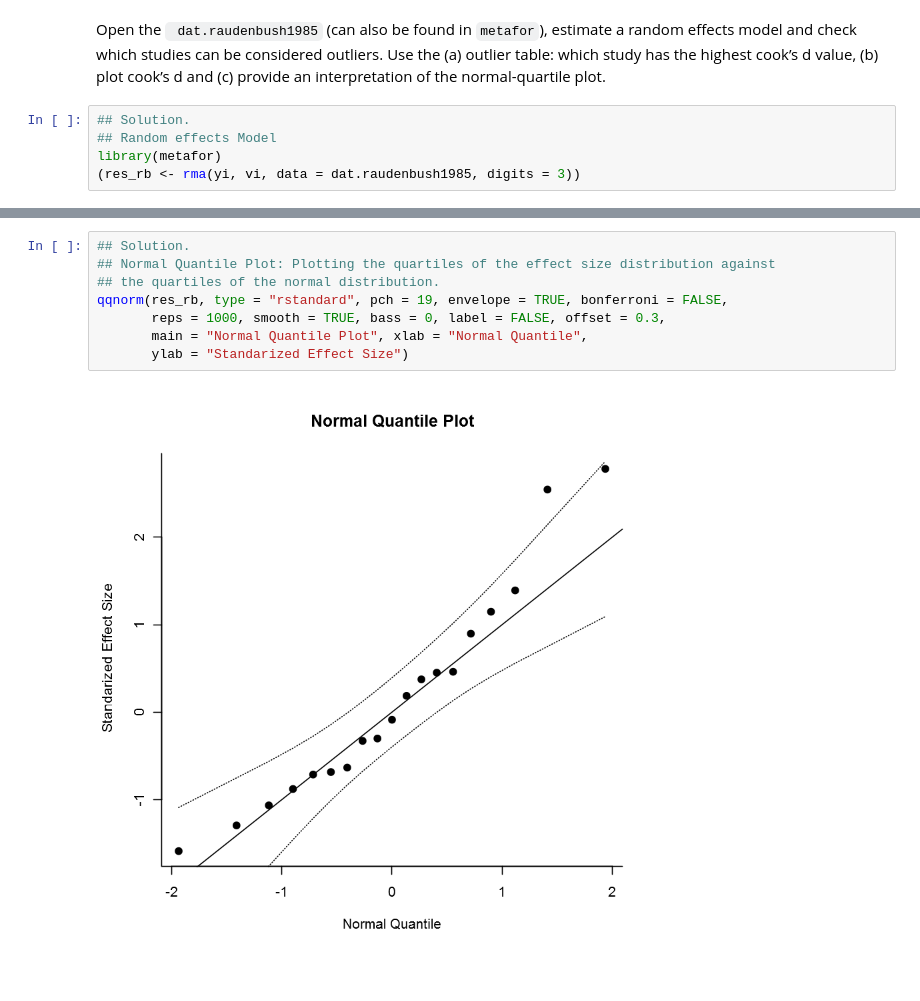
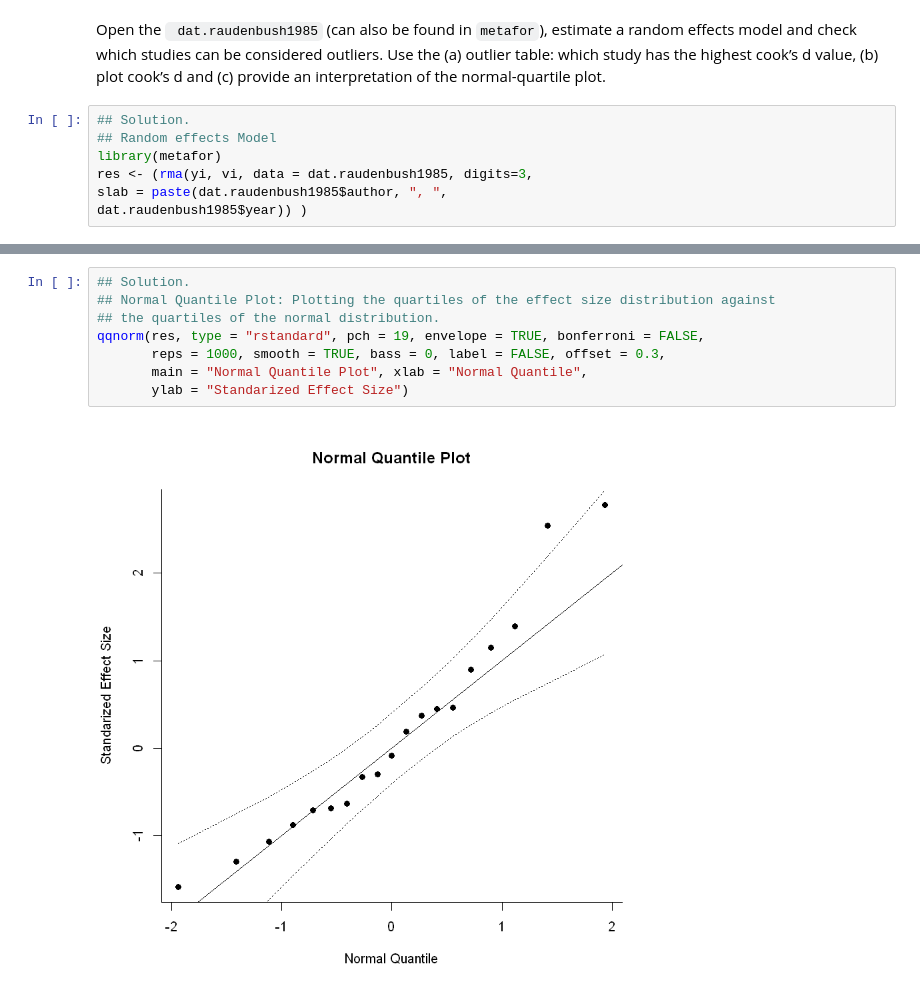
Before and after one commit to berndweiss/gesis-meta-analysis-2018, a Jupyter notebook: notebooks/solutions/4-2_exercise_slvd.ipynb, the cells around one changed output, grey strips where cells are left out. Drawn from its saved outputs; the diff is of its cells as text.

```diff
--- a/notebooks/solutions/4-2_exercise_slvd.ipynb
+++ b/notebooks/solutions/4-2_exercise_slvd.ipynb
@@ -80,5 +80,7 @@ Open the ` dat.raudenbush1985` (can also be found in `metafor`), estimate a rand
 ## Solution.
 ## Random effects Model
 library(metafor)
-(res_rb <- rma(yi, vi, data = dat.raudenbush1985, digits = 3))
+res <- (rma(yi, vi, data = dat.raudenbush1985, digits=3,
+slab = paste(dat.raudenbush1985$author, ", ",
+dat.raudenbush1985$year)) )
 # %% [output]
@@ -128,10 +124,10 @@ plot(inf_rb)
 # %%
 ## Solution.
 ## Normal Quantile Plot: Plotting the quartiles of the effect size distribution against
 ## the quartiles of the normal distribution.
-qqnorm(res_rb, type = "rstandard", pch = 19, envelope = TRUE, bonferroni = FALSE,
+qqnorm(res, type = "rstandard", pch = 19, envelope = TRUE, bonferroni = FALSE,
        reps = 1000, smooth = TRUE, bass = 0, label = FALSE, offset = 0.3,
        main = "Normal Quantile Plot", xlab = "Normal Quantile",
        ylab = "Standarized Effect Size")
 # %% [output]
-[figure, old version]
+[figure, new version]
```
Also changed, not shown: parts of 4 cells of this notebook, 8 other files.
